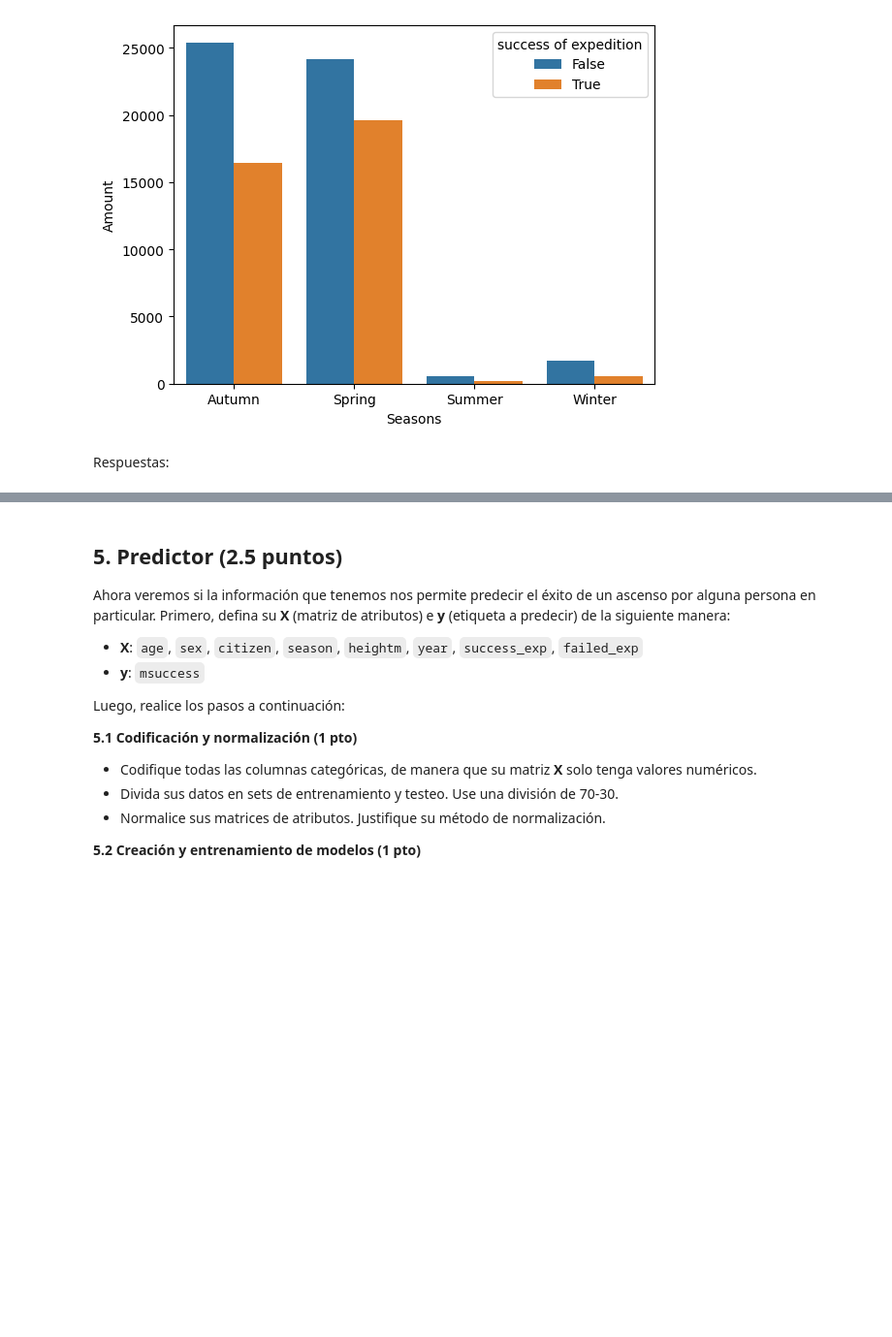
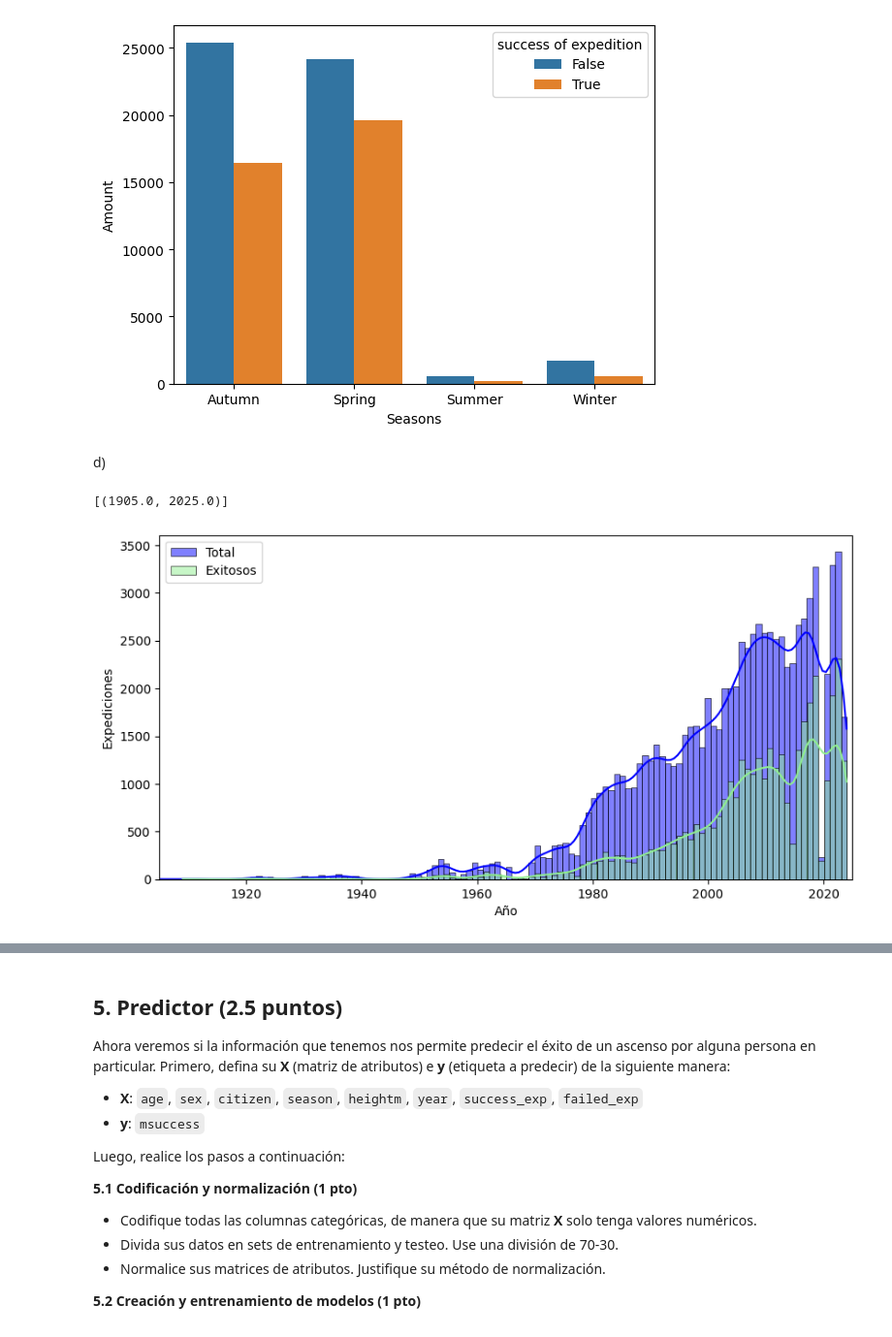
Before and after one commit to stingrayhub/IMT2200-Alonso-Aqueveque, a Jupyter notebook: tareas/t4/IMT2200-25s2 - Tarea 04.ipynb, the cells around one changed output, grey strips where cells are left out. Shown at 97% size. Drawn from its saved outputs; the diff is of its cells as text; code cells hidden in the pictures; blank space fills up the shorter version.

```diff
--- a/tareas/t4/IMT2200-25s2 - Tarea 04.ipynb
+++ b/tareas/t4/IMT2200-25s2 - Tarea 04.ipynb
@@ -370,5 +370,19 @@ sns.barplot(data=estaciones,
 # %% [output]
 <Axes: xlabel='Seasons', ylabel='Amount'>
 [figure]
-# %% [markdown]
-Respuestas:
+# %% [markdown]
+d)
+# %%
+fig, ax = plt.subplots(1, 1, figsize=(10,5))
+sns.histplot(data=df, ax=ax, x='year', label='Total', color='blue', bins=121,
+            alpha=0.5, kde=True, line_kws={'color': 'darkblue'})
+sns.histplot(data=df[df['msuccess']==True], ax=ax, x='year', label='Exitosos',
+            color='lightgreen', bins=117, alpha=0.5, kde=True,
+            line_kws={'color': 'darkgreen'})
+ax.set_xlabel('Año')
+ax.set_ylabel('Expediciones')
+plt.legend()
+ax.set(xlim=(1905, 2025))
+# %% [output]
+[(1905.0, 2025.0)]
+[figure, added]
```
Also changed, not shown: parts of 3 cells of this notebook.
